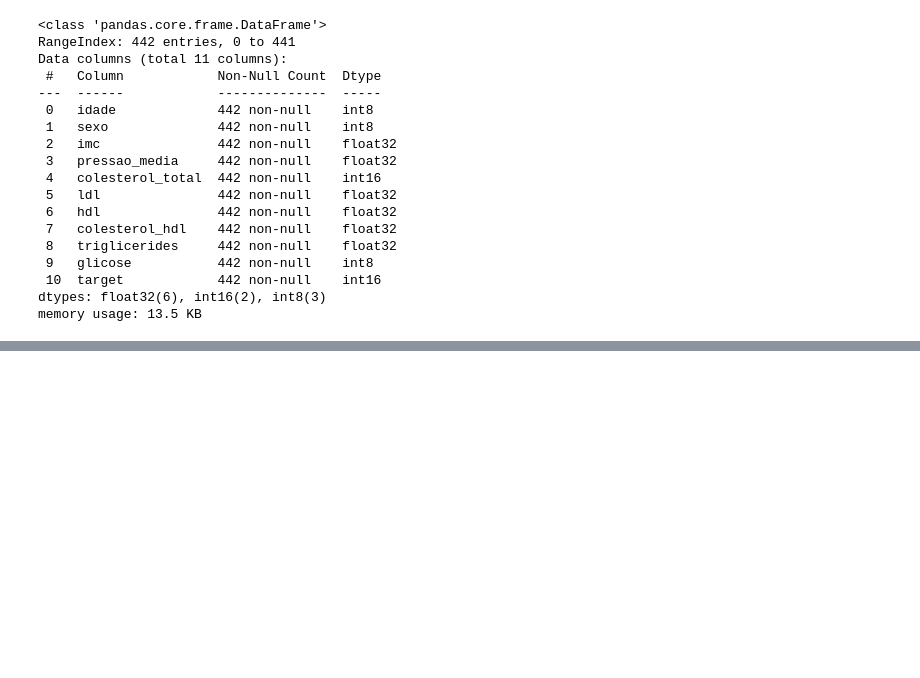
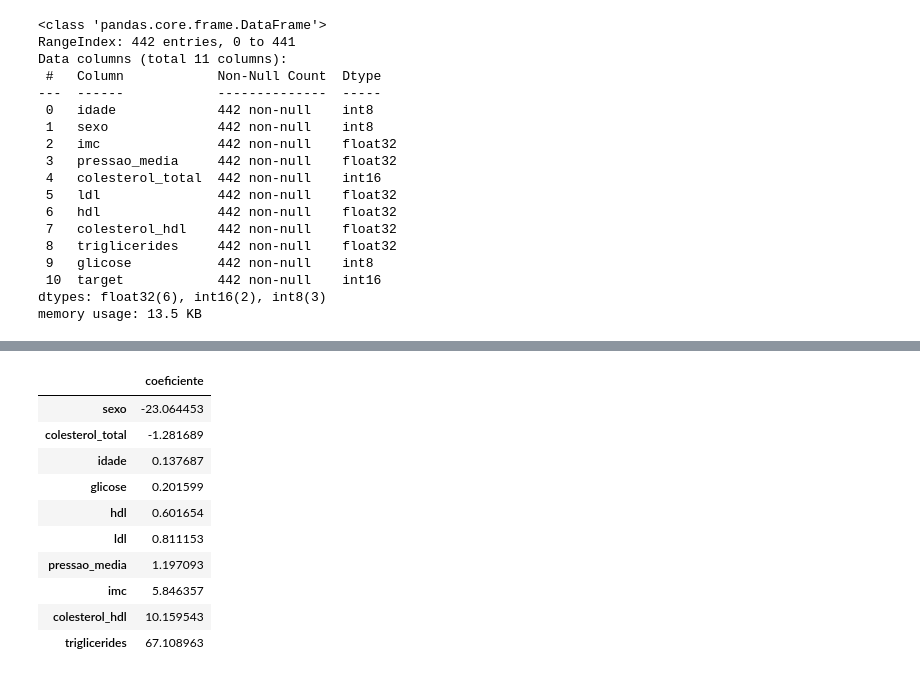
Before and after one commit to PauloViniciusR/Modelos_regressao, a Jupyter notebook: notebooks/02_regressao_linear.ipynb, the cells around one changed output, grey strips where cells are left out. Cells and saved outputs as stored; diff of their text form; code cells hidden in the pictures; blank space fills up the shorter version.

```diff
--- a/notebooks/02_regressao_linear.ipynb
+++ b/notebooks/02_regressao_linear.ipynb
@@ -44,0 +158,21 @@ memory usage: 13.5 KB
+# %%
+coefs = pd.DataFrame(
+    data=regressor.coef_,
+    index=X.columns,
+    columns=["coeficiente"],
+
+).sort_values(by="coeficiente")
+
+coefs
+# %% [output]
+|  | coeficiente |
+| sexo | -23.064453 |
+| colesterol_total | -1.281689 |
+| idade | 0.137687 |
+| glicose | 0.201599 |
+| hdl | 0.601654 |
+| ldl | 0.811153 |
+| pressao_media | 1.197093 |
+| imc | 5.846357 |
+| colesterol_hdl | 10.159543 |
+| triglicerides | 67.108963 |
```
Also changed, not shown: parts of 16 cells of this notebook, 3 other files.
